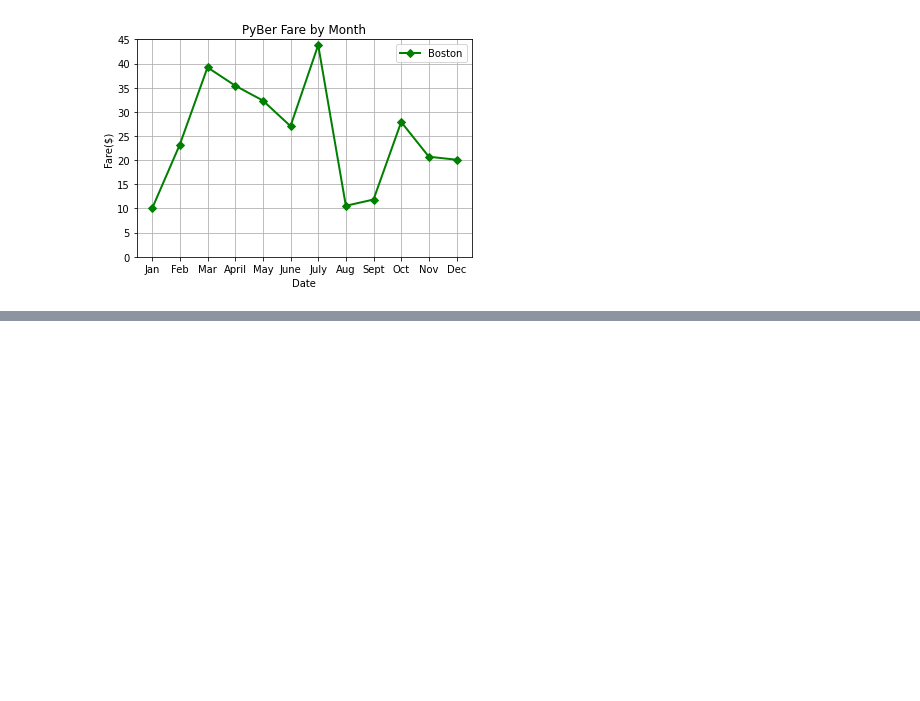
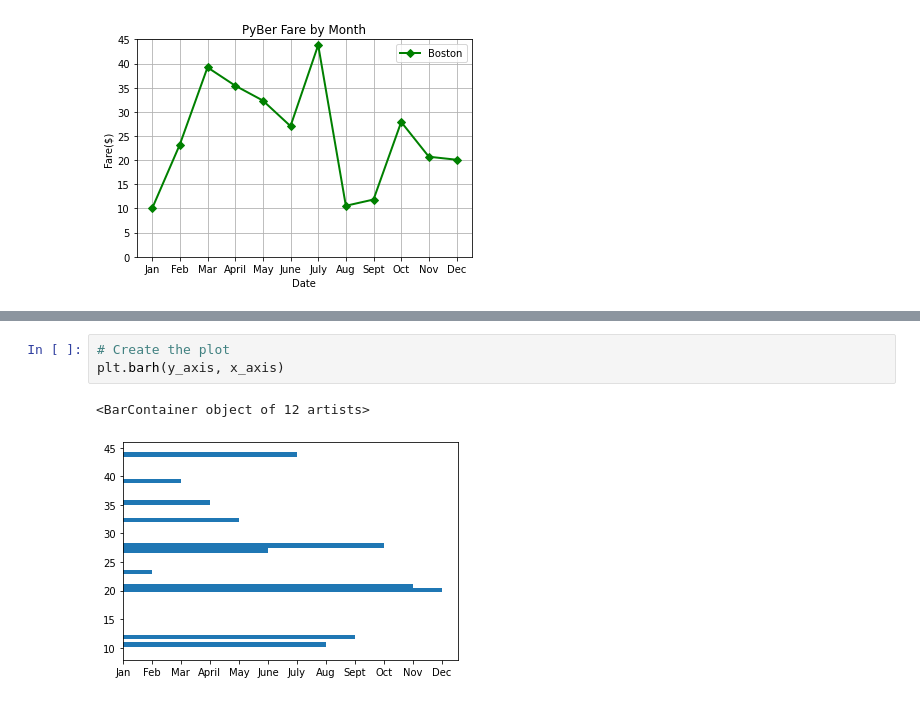
Before and after one commit to KJAnalytics/Pyber, a Jupyter notebook: matplotlib_practice.ipynb, the cells around one changed output, grey strips where cells are left out. Saved outputs shown, nothing was run; the diff lists cells and outputs as text; blank space fills up the shorter version.

```diff
--- a/matplotlib_practice.ipynb
+++ b/matplotlib_practice.ipynb
@@ -94,0 +115,6 @@ plt.legend()
+# %%
+# Create the plot
+plt.barh(y_axis, x_axis)
+# %% [output]
+<BarContainer object of 12 artists>
+[figure, added]
```
Also changed, not shown: parts of 8 cells of this notebook.
